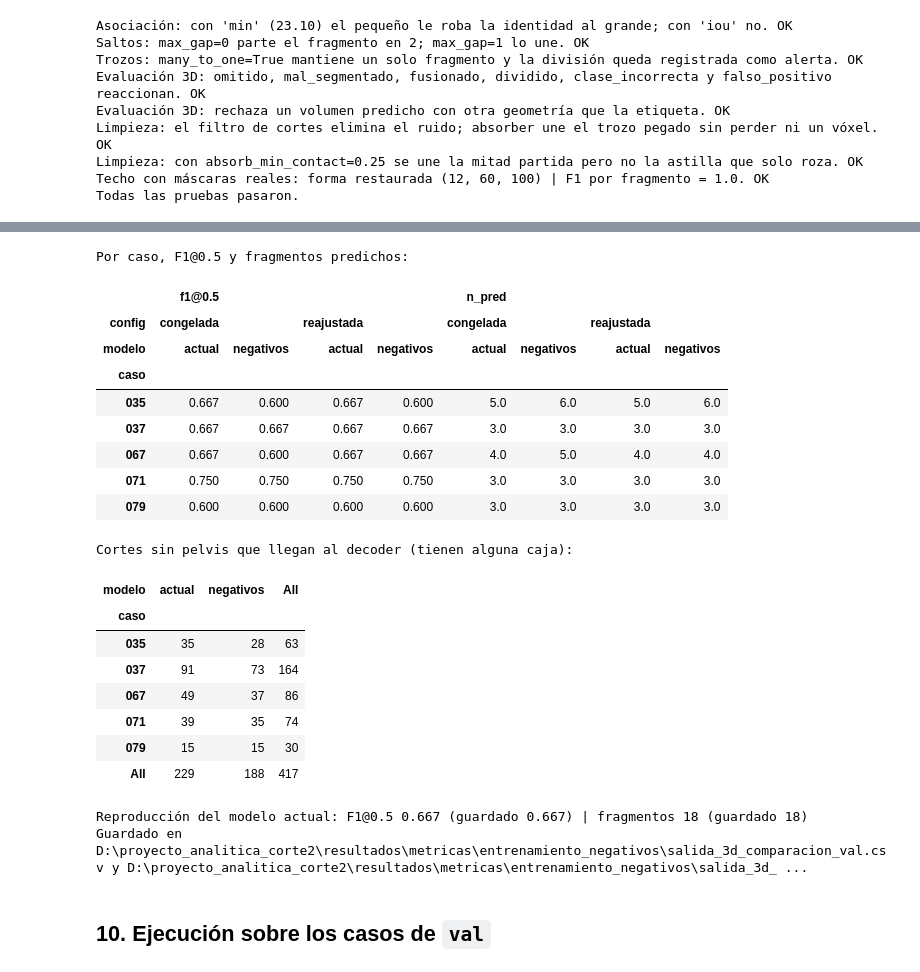
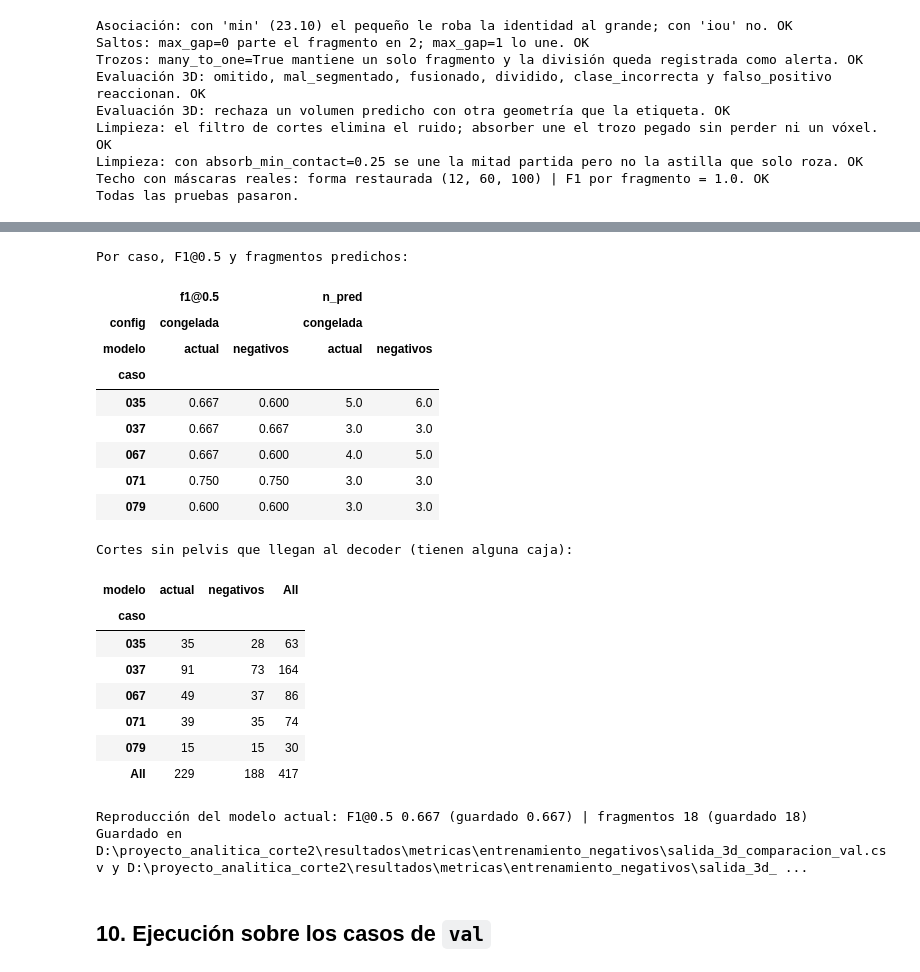
Before and after one commit to anniecorrea/proyecto_analitica_corte2, a Jupyter notebook: notebooks/salida_3d.ipynb, the cells around one changed output, grey strips where cells are left out. Saved outputs shown, nothing was run; the diff lists cells and outputs as text; code cells hidden in the pictures.

Commit message:
Se corrio salida_3d con los negativos

```diff
--- a/notebooks/salida_3d.ipynb
+++ b/notebooks/salida_3d.ipynb
@@ -1323,12 +1323,16 @@ Techo con máscaras reales: forma restaurada (12, 60, 100) | F1 por fragmento =
 Todas las pruebas pasaron.
 # %%
 # =====================================================================================================
-# Comparación 3D: modelo actual vs. modelo ajustado con cortes sin pelvis (negativos)
+# Comparación 3D: modelo actual vs. modelo ajustado con cortes sin pelvis (negativos)  -- versión 2 (menos RAM)
 # Pegar como celda NUEVA en salida_3d.ipynb, justo ANTES del título "## 10. Ejecución sobre los casos de val".
-# Correr: "Ejecutar todas las celdas anteriores" y luego esta. NO correr la sección 10 (reajusta y sobrescribe
-# config_3d.json). Esta celda no modifica ningún archivo de salida_3d: solo escribe en entrenamiento_negativos/.
+# Antes: reiniciar el kernel -> "Ejecutar todas las celdas anteriores" -> ejecutar esta. NO correr la sección 10
+# (reajusta y sobrescribe config_3d.json). Esta celda no modifica archivos de salida_3d: solo escribe en
+# resultados/metricas/entrenamiento_negativos/.
+#
+# Memoria: con REAJUSTAR = False se procesa UN caso a la vez (infiere, evalúa y lo suelta), así que el pico de RAM
+# es el de un solo volumen. Con REAJUSTAR = True hay que tener los 5 casos en memoria (igual que la sección 10).
 # =====================================================================================================
-REAJUSTAR = True     # además de la config congelada, reajusta la asociación 3D para CADA modelo con val (~5 min c/u)
+REAJUSTAR = False     # 1) correr primero con False. 2) Si alcanza la RAM, repetir con True (reajusta la asociación 3D por modelo)
 
 MODELOS_3D = {
     "actual": MODELOS_DIR / "entrenamiento_multitarea" / "modelo_multitarea_final.pt",
@@ -1337,6 +1341,13 @@ MODELOS_3D = {
 for _nombre, _ruta in MODELOS_3D.items():
     assert _ruta.is_file() and _ruta.stat().st_size > 10_000, f"falta {_ruta} (o es un puntero de Git LFS: git lfs pull)"
 
+# Libera lo que hayan dejado celdas anteriores o una corrida fallida de esta celda
+for _n in ("val_oracle", "per_case_oracle", "per_case_oracle2", "val_model", "casos_m", "comp_m", "comp", "bundle", "label", "volume"):
+    globals().pop(_n, None)
+gc.collect()
+if torch.cuda.is_available():
+    torch.cuda.empty_cache()
+
 CFG_CONGELADA, META_CONGELADA = load_config_3d(OUT_3D_DIR / "config_3d.json")
 print("Config 3D congelada (ajustada con el modelo actual):", META_CONGELADA.get("creado"), "|", META_CONGELADA.get("modelo"))
 SALIDA_NEG = METRICAS_DIR / "entrenamiento_negativos"
@@ -1344,28 +1355,50 @@ SALIDA_NEG.mkdir(parents=True, exist_ok=True)
 BASE_CFG_3D = {"decode": dict(CFG_DECODE), "link": dict(CFG_LINK), "post": dict(CFG_POST)}
 METRICAS_3D = ["n_gt", "n_pred", "sobre_segmentacion", "precision@0.5", "recall@0.5", "f1@0.5", "dice_regiones"]
 
+
+def soltar_decodificado(case):
+    # CaseData guarda la última decodificación (cientos de MB a resolución completa): se suelta después de evaluar
+    case._decoded, case._decoded_key, case._gt_strided = None, None, {}
+    gc.collect()
+
+
+def evaluar_un_caso(case, cfg):
+    _, conteos = evaluate_config([case], cfg, stride=1)
+    soltar_decodificado(case)
+    return conteos[0]
+
+
+def agregar_filas(nombre, tipo, conteos):
+    for case_id, k in zip(CASES["val"], conteos):
+        filas.append({"modelo": nombre, "config": tipo, "caso": case_id, **summarize_counts(k)})
+    filas.append({"modelo": nombre, "config": tipo, "caso": "TODOS", **summarize_counts(sum_counts(conteos))})
+
+
 filas, vacios = [], []
 for nombre, ruta in MODELOS_3D.items():
     comp_m, _ = build_components_from_export(ruta)
-    casos_m = []
+    conteos_congelada, casos_m = [], []
     for case_id in CASES["val"]:
         volume, label, header = load_case_volumes(case_id, with_label=True, with_image=True)
         bundle = infer_case(comp_m, case_id, CFG_SLICE, volume=volume, image_itk=header, verbose=False)
+        del volume
         sin_pelvis = ~(label > 0).any(axis=(1, 2))
         vacios.append({"modelo": nombre, "caso": case_id, "cortes_sin_pelvis": int(sin_pelvis.sum()),
                        "sin_pelvis_con_caja": int((bundle["has_seg"] & sin_pelvis).sum())})
-        casos_m.append(CaseData(bundle, label, header))
-        del volume
+        case = CaseData(bundle, label, header)
+        conteos_congelada.append(evaluar_un_caso(case, CFG_CONGELADA))
+        if REAJUSTAR:
+            casos_m.append(case)
+        del bundle, label, case
         gc.collect()
+        print(f"{nombre} | caso {case_id}: F1@0.5 = {summarize_counts(conteos_congelada[-1])['f1@0.5']:.3f}")
+    agregar_filas(nombre, "congelada", conteos_congelada)
 
-    configs = {"congelada": CFG_CONGELADA}
     if REAJUSTAR:
-        configs["reajustada"], _ = tune_pipeline(casos_m, BASE_CFG_3D, plan=DEFAULT_TUNE_PLAN, stride=2, rounds=1, verbose=False)
-    for tipo, cfg in configs.items():
-        _, conteos = evaluate_config(casos_m, cfg, stride=1)
-        for case_id, k in zip(CASES["val"], conteos):
-            filas.append({"modelo": nombre, "config": tipo, "caso": case_id, **summarize_counts(k)})
-        filas.append({"modelo": nombre, "config": tipo, "caso": "TODOS", **summarize_counts(sum_counts(conteos))})
+        cfg_nueva, _ = tune_pipeline(casos_m, BASE_CFG_3D, plan=DEFAULT_TUNE_PLAN, stride=2, rounds=1, verbose=False)
+        for case in casos_m:
+            soltar_decodificado(case)
+        agregar_filas(nombre, "reajustada", [evaluar_un_caso(case, cfg_nueva) for case in casos_m])
     del comp_m, casos_m
     gc.collect()
     if torch.cuda.is_available():
@@ -1403,13 +1444,13 @@ Total de val (5 casos):
 Por caso, F1@0.5 y fragmentos predichos:
-|  | f1@0.5 |  |  |  | n_pred |  |  |  |
-| config | congelada |  | reajustada |  | congelada |  | reajustada |  |
-| modelo | actual | negativos | actual | negativos | actual | negativos | actual | negativos |
-| caso |  |  |  |  |  |  |  |  |
-| 035 | 0.667 | 0.600 | 0.667 | 0.600 | 5.0 | 6.0 | 5.0 | 6.0 |
-| 037 | 0.667 | 0.667 | 0.667 | 0.667 | 3.0 | 3.0 | 3.0 | 3.0 |
-| 067 | 0.667 | 0.600 | 0.667 | 0.667 | 4.0 | 5.0 | 4.0 | 4.0 |
-| 071 | 0.750 | 0.750 | 0.750 | 0.750 | 3.0 | 3.0 | 3.0 | 3.0 |
-| 079 | 0.600 | 0.600 | 0.600 | 0.600 | 3.0 | 3.0 | 3.0 | 3.0 |
+|  | f1@0.5 |  | n_pred |  |
+| config | congelada |  | congelada |  |
+| modelo | actual | negativos | actual | negativos |
+| caso |  |  |  |  |
+| 035 | 0.667 | 0.600 | 5.0 | 6.0 |
+| 037 | 0.667 | 0.667 | 3.0 | 3.0 |
+| 067 | 0.667 | 0.600 | 4.0 | 5.0 |
+| 071 | 0.750 | 0.750 | 3.0 | 3.0 |
+| 079 | 0.600 | 0.600 | 3.0 | 3.0 |
 Cortes sin pelvis que llegan al decoder (tienen alguna caja):
 | modelo | actual | negativos | All |
 | caso |  |  |  |
```
Also changed, not shown: parts of 1 cell of this notebook.
